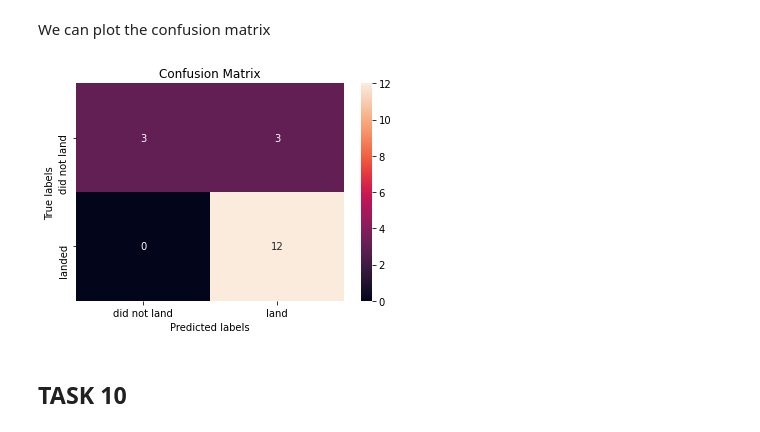
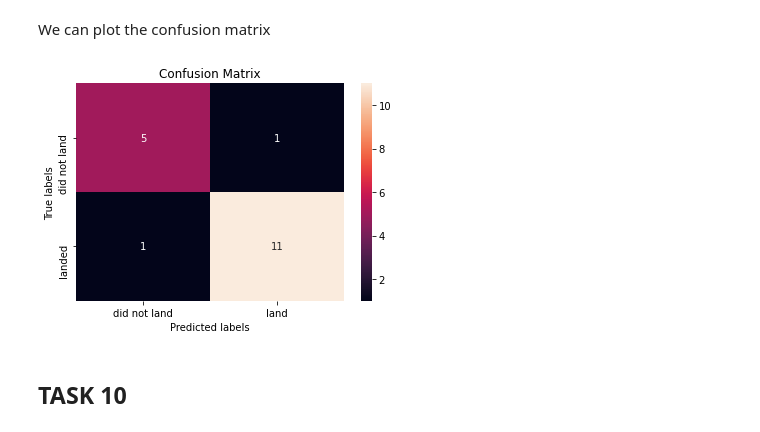
Before and after one commit to joseMCV/space-y, a Jupyter notebook: space_y_predictions.ipynb, the cells around one changed output. Saved outputs shown, nothing was run; the diff lists cells and outputs as text; code cells hidden in the pictures.

```diff
--- a/space_y_predictions.ipynb
+++ b/space_y_predictions.ipynb
@@ -272,10 +272,10 @@ tree_cv.score(X_test,Y_test)
 # %% [markdown]
 We can plot the confusion matrix
 # %%
-yhat = svm_cv.predict(X_test)
+yhat = tree_cv.predict(X_test)
 plot_confusion_matrix(Y_test,yhat)
 # %% [output]
-[figure, old version]
+[figure, new version]
 # %% [markdown]
 ## TASK  10
 # %% [markdown]
```
Also changed, not shown: parts of 4 cells of this notebook.
